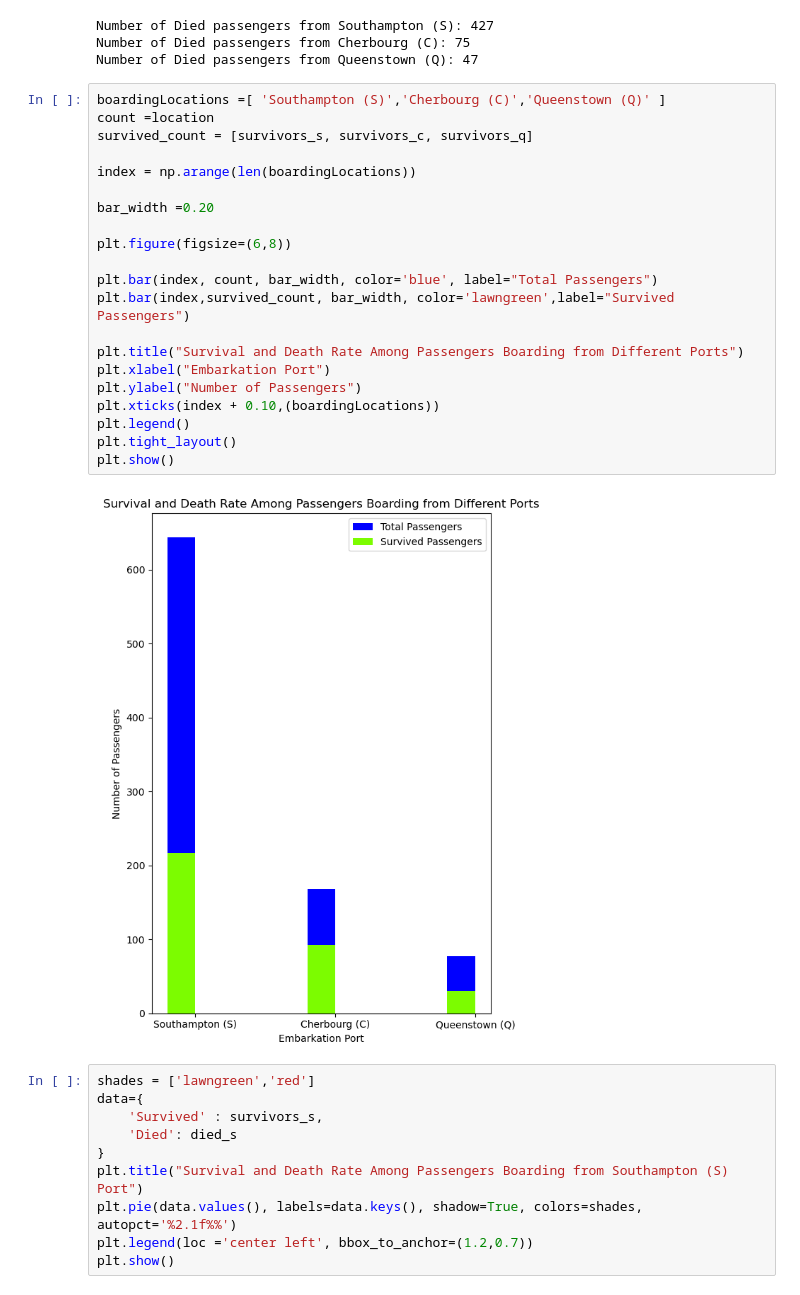
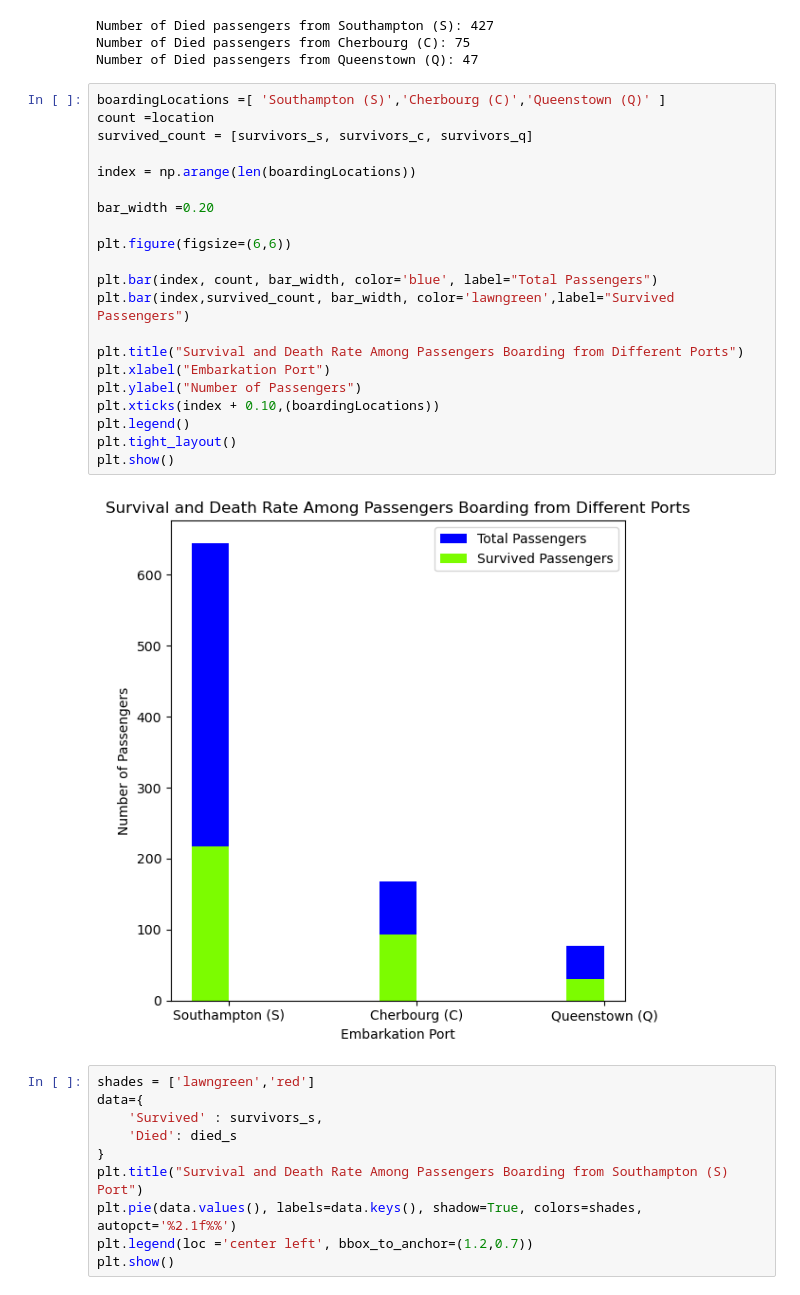
Before and after one commit to shiffa-04/Titanic-Data-set, a Jupyter notebook: Data-set.ipynb, the cells around one changed output. Drawn from its saved outputs; the diff is of its cells as text.

```diff
--- a/Data-set.ipynb
+++ b/Data-set.ipynb
@@ -323,26 +339,26 @@ Number of Died passengers from Queenstown (Q): 47
 # %%
 boardingLocations =[ 'Southampton (S)','Cherbourg (C)','Queenstown (Q)' ]
 count =location
 survived_count = [survivors_s, survivors_c, survivors_q]
 
 index = np.arange(len(boardingLocations))
 
 bar_width =0.20
 
-plt.figure(figsize=(6,8))
+plt.figure(figsize=(6,6))
 
 plt.bar(index, count, bar_width, color='blue', label="Total Passengers")
 plt.bar(index,survived_count, bar_width, color='lawngreen',label="Survived Passengers")
 
 plt.title("Survival and Death Rate Among Passengers Boarding from Different Ports")
 plt.xlabel("Embarkation Port")
 plt.ylabel("Number of Passengers")
 plt.xticks(index + 0.10,(boardingLocations))
 plt.legend()
 plt.tight_layout()
 plt.show()
 # %% [output]
-[figure, old version]
+[figure, new version]
 # %%
 shades = ['lawngreen','red']
 data={
```
Also changed, not shown: parts of 7 cells of this notebook.
